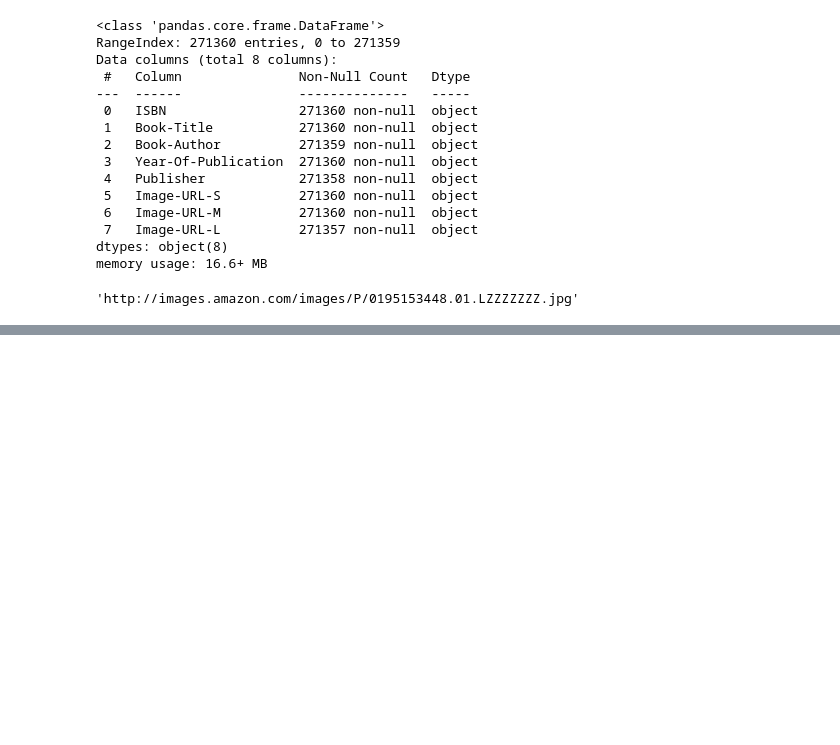
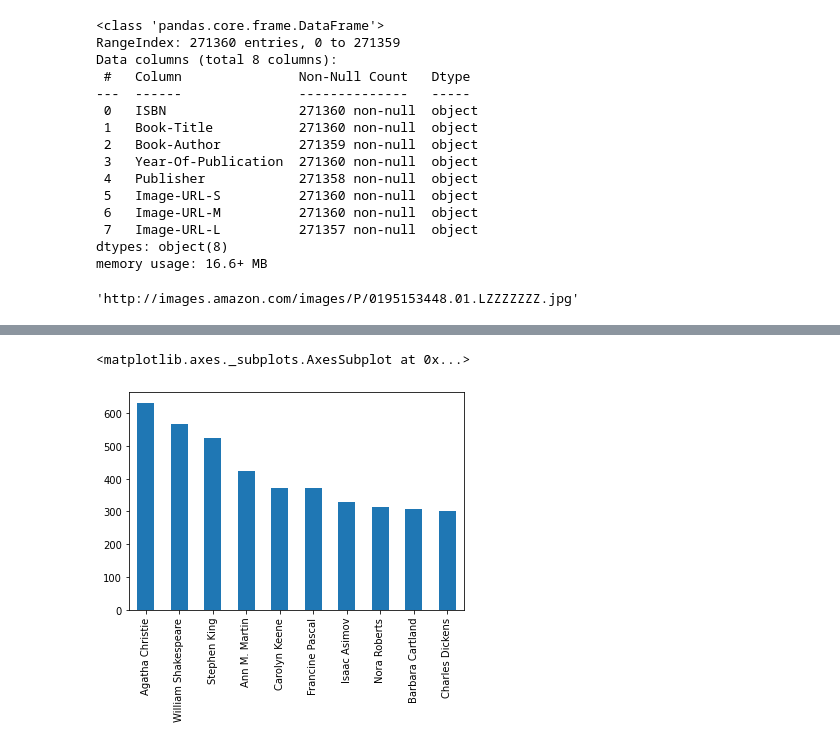
Before and after one commit to shivakumar17/Book-recommendation, a Jupyter notebook: Book_Recommedation.ipynb, the cells around one changed output, grey strips where cells are left out. Cells and saved outputs as stored; diff of their text form; code cells hidden in the pictures; blank space fills up the shorter version.

```diff
--- a/Book_Recommedation.ipynb
+++ b/Book_Recommedation.ipynb
@@ -84,0 +90,5 @@ df_b['Image-URL-L'][0]
+# %%
+df_b['Book-Author'].value_counts()[:10].plot.bar()
+# %% [output]
+<matplotlib.axes._subplots.AxesSubplot at 0x...>
+[figure, added]
```
Also changed, not shown: parts of 14 cells of this notebook.
